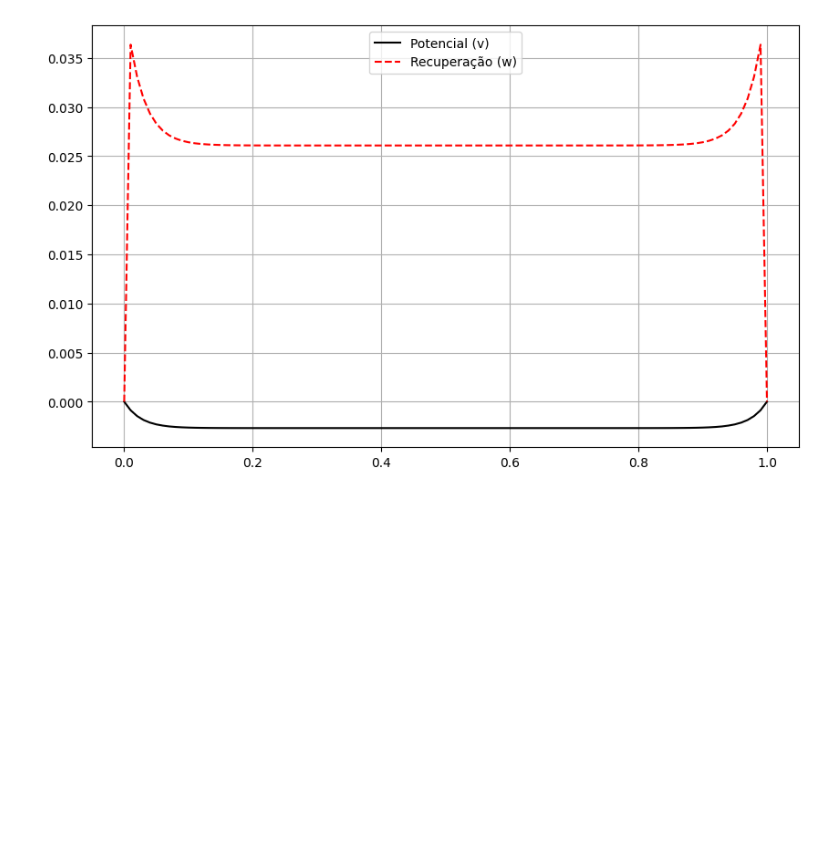
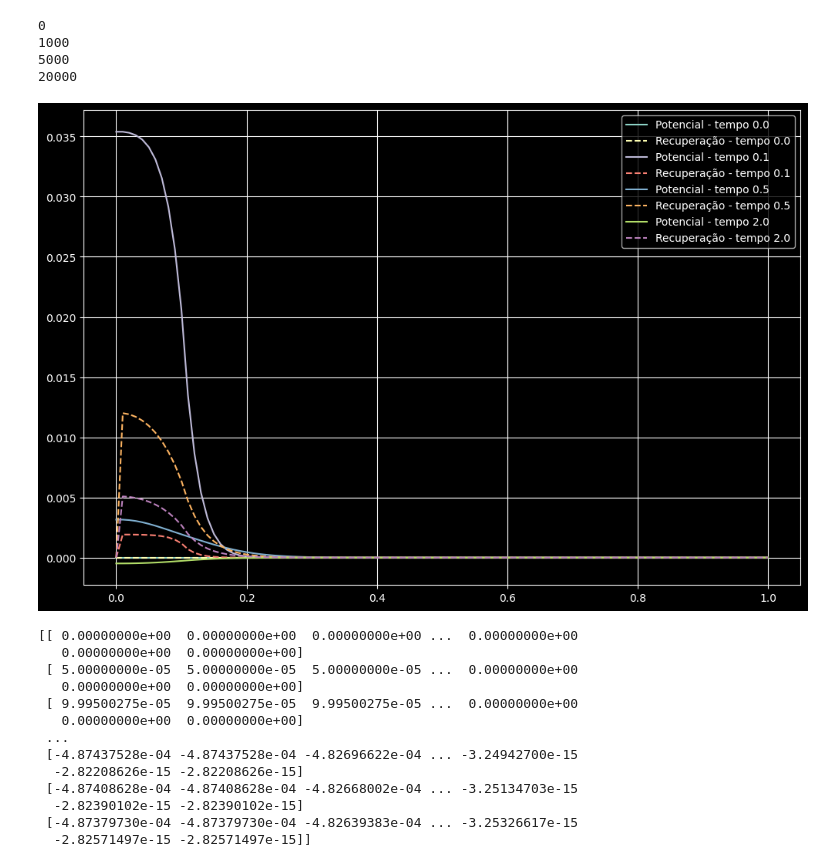
Before and after one commit to pedronalon/PesquisaMetodosNumericos, a Jupyter notebook: FitzHughNagumo(1D).ipynb, the cells around one changed output. Drawn from its saved outputs; the diff is of its cells as text; code cells hidden in the pictures; blank space fills up the shorter version.

```diff
--- a/FitzHughNagumo(1D).ipynb
+++ b/FitzHughNagumo(1D).ipynb
@@ -23,6 +26,6 @@ x = np.arange(0, xf + delta_x, delta_x)
 # %%
 def I_ion(v,w):
-    return (1/epsilon)*(A*v*(alpha - v)*(v - 1)) - w - w0 + iapp
+    return (1/epsilon)*(A*v*(alpha - v)*(v - 1)) - w - w0
 
 def g(v,w):
     return v - gamma*w
@@ -30,29 +33,60 @@ def g(v,w):
 
 V = np.zeros((len(t), len(x)))
 W = np.zeros((len(t), len(x)))
-#condicoes de contorno
+
+
+#condicoes iniciais
 V[0, :] = v0
 W[0, :] = w0
 
 for i in range(len(t)-1):
     for j in range(1, len(x)-1):
-        dvdt = d*(V[i,j+1] - 2*V[i,j] +V[i,j-1])/delta_x**2 + I_ion(V[i,j], W[i,j])
+
+        if x[j] <= 0.1:
+            estimulo = iapp_vet[i]
+        else:
+            estimulo = 0
+
+        dvdt = d*(V[i,j+1] - 2*V[i,j] +V[i,j-1])/delta_x**2 + I_ion(V[i,j], W[i,j]) + estimulo
         dwdt = g(V[i,j], W[i,j])
 
         V[i+1,j] = V[i,j] + dvdt * h
         W[i+1,j] = W[i,j] + dwdt * h
 
-
-
-
-
-
-
-plt.figure(figsize=(10, 6))
-plt.plot(x, V[-1,:], label='Potencial (v)', color='black')
-plt.plot(x, W[-1,:], label='Recuperação (w)', color='red', linestyle='--')
-plt.legend()
-plt.grid(True)
-plt.show()
+    #condicoes de contorno
+    V[i+1,0] = V[i+1,1]
+    V[i+1,-1] = V[i+1,-2]
+    W[i+1,0] = W[i,0] + dwdt * h
+    W[i+1,-1] = W[i,-1] + dwdt * h
-# %% [output]
-[figure, removed]
+# %%
+
+t_plot = [0.0, 0.1, 0.5, 2.0]
+plt.figure(figsize=(12,8))
+for t in t_plot:
+    plt.plot(x,V[int(t/h),:], label = 'Potencial - tempo {}'.format(t))
+    plt.plot(x,W[int(t/h),:], label = 'Recuperação - tempo {}'.format(t), linestyle='--')
+    print(int(t/h))
+plt.legend()
+plt.grid(True)
+plt.show()
+
+print(V)
+# %% [output]
+0
+1000
+5000
+20000
+[figure, added]
+[[ 0.00000000e+00  0.00000000e+00  0.00000000e+00 ...  0.00000000e+00
+   0.00000000e+00  0.00000000e+00]
+ [ 5.00000000e-05  5.00000000e-05  5.00000000e-05 ...  0.00000000e+00
+   0.00000000e+00  0.00000000e+00]
+ [ 9.99500275e-05  9.99500275e-05  9.99500275e-05 ...  0.00000000e+00
+   0.00000000e+00  0.00000000e+00]
+ ...
+ [-4.87437528e-04 -4.87437528e-04 -4.82696622e-04 ... -3.24942700e-15
+  -2.82208626e-15 -2.82208626e-15]
+ [-4.87408628e-04 -4.87408628e-04 -4.82668002e-04 ... -3.25134703e-15
+  -2.82390102e-15 -2.82390102e-15]
+ [-4.87379730e-04 -4.87379730e-04 -4.82639383e-04 ... -3.25326617e-15
+  -2.82571497e-15 -2.82571497e-15]]
```
Also changed, not shown: parts of 1 cell of this notebook, 1 other file.
